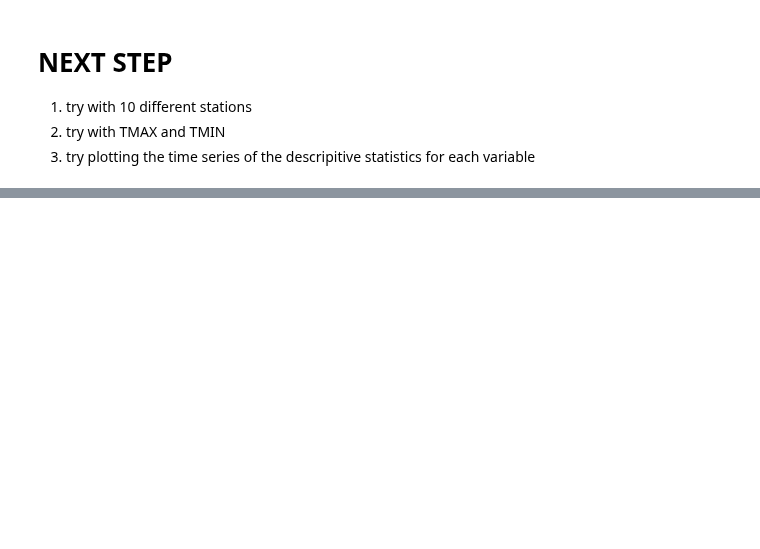
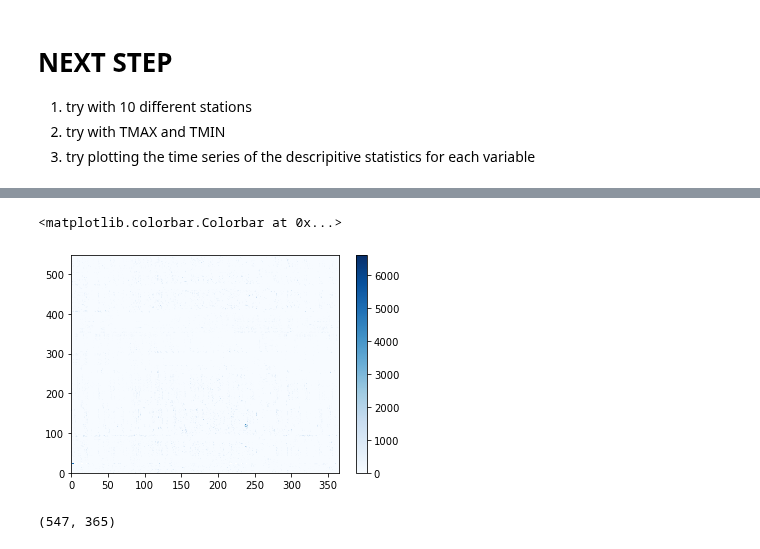
Before and after one commit to ccny-glasslab/mosparse, a Jupyter notebook: docs/picture.ipynb, the cells around one changed output, grey strips where cells are left out. Cells and saved outputs as stored; diff of their text form; code cells hidden in the pictures; blank space fills up the shorter version.

```diff
--- a/docs/picture.ipynb
+++ b/docs/picture.ipynb
@@ -114,0 +132,13 @@ ghcn[ghcn['ID'].isin(ss)].groupby('DATE')['PRCP'].mean().plot()
+# %%
+table = ghcn.pivot_table(index='ID', columns='DATE', values='PRCP')
+# %%
+fig, ax = plt.subplots()
+im = ax.pcolormesh(table.values, cmap='Blues')
+fig.colorbar(im, ax=ax)
+# %% [output]
+<matplotlib.colorbar.Colorbar at 0x...>
+[figure, added]
+# %%
+table.shape
+# %% [output]
+(547, 365)
```
Also changed, not shown: parts of 4 cells of this notebook, 4 other files.
